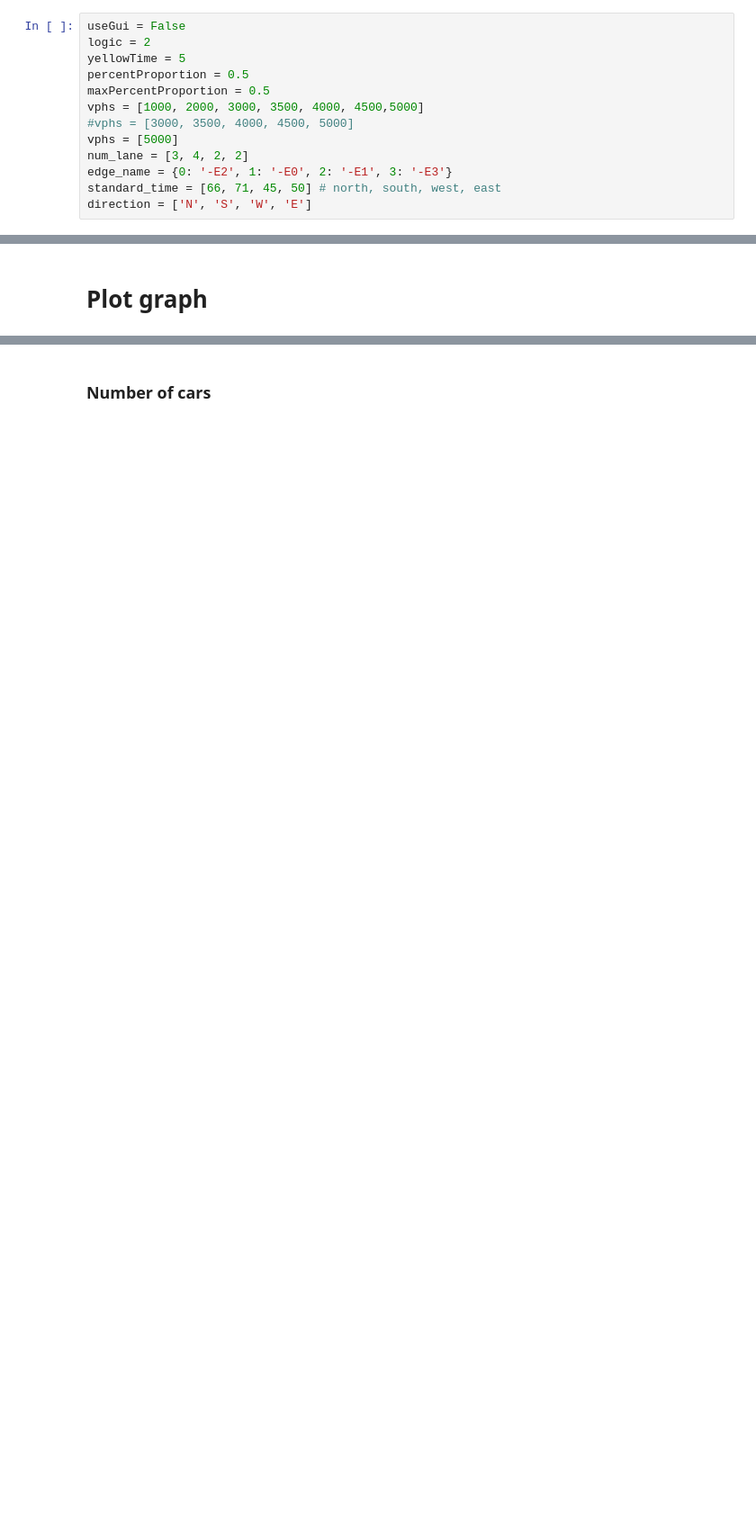
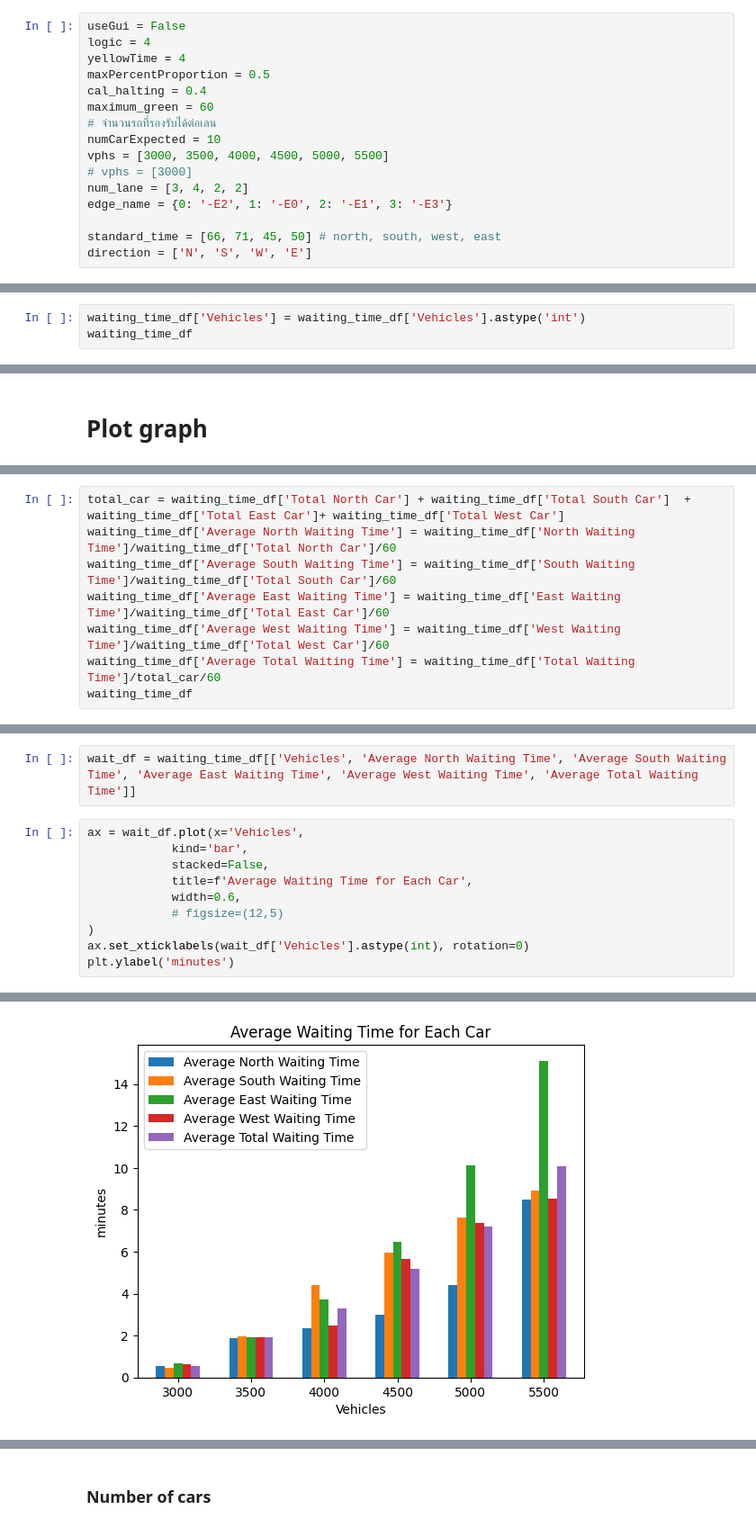
Before and after one commit to giftnichakul/deeprl-traffic-control, a Jupyter notebook: adaptive_control.ipynb, the cells around one changed output, grey strips where cells are left out. Shown at 90% size. Cells and saved outputs as stored; diff of their text form; blank space fills up the shorter version.

```diff
--- a/adaptive_control.ipynb
+++ b/adaptive_control.ipynb
@@ -27,15 +27,18 @@ Index phases from Traffic light logic
 - East -> 6 (-E3, 50)
 # %%
 useGui = False
-logic = 2
-yellowTime = 5
-percentProportion = 0.5
+logic = 4
+yellowTime = 4
 maxPercentProportion = 0.5
-vphs = [1000, 2000, 3000, 3500, 4000, 4500,5000]
-#vphs = [3000, 3500, 4000, 4500, 5000]
-vphs = [5000]
+cal_halting = 0.4
+maximum_green = 60
+# จำนวนรถที่รองรับได้ต่อเลน
+numCarExpected = 10
+vphs = [3000, 3500, 4000, 4500, 5000, 5500]
+# vphs = [3000]
 num_lane = [3, 4, 2, 2]
 edge_name = {0: '-E2', 1: '-E0', 2: '-E1', 3: '-E3'}
+
 standard_time = [66, 71, 45, 50] # north, south, west, east
 direction = ['N', 'S', 'W', 'E']
 # %%
@@ -180,0 +305,3 @@ Warning: Vehicle 'flow_ew.152' performs emergency braking on lane ':J0_6_0' with
+# %%
+waiting_time_df['Vehicles'] = waiting_time_df['Vehicles'].astype('int')
+waiting_time_df
@@ -196,0 +324,8 @@ result.to_csv(f'{result_path}', index=False)
+# %%
+total_car = waiting_time_df['Total North Car'] + waiting_time_df['Total South Car']  + waiting_time_df['Total East Car']+ waiting_time_df['Total West Car']
+waiting_time_df['Average North Waiting Time'] = waiting_time_df['North Waiting Time']/waiting_time_df['Total North Car']/60
+waiting_time_df['Average South Waiting Time'] = waiting_time_df['South Waiting Time']/waiting_time_df['Total South Car']/60
+waiting_time_df['Average East Waiting Time'] = waiting_time_df['East Waiting Time']/waiting_time_df['Total East Car']/60
+waiting_time_df['Average West Waiting Time'] = waiting_time_df['West Waiting Time']/waiting_time_df['Total West Car']/60
+waiting_time_df['Average Total Waiting Time'] = waiting_time_df['Total Waiting Time']/total_car/60
+waiting_time_df
@@ -196,0 +340,13 @@ result.to_csv(f'{result_path}', index=False)
+# %%
+wait_df = waiting_time_df[['Vehicles', 'Average North Waiting Time', 'Average South Waiting Time', 'Average East Waiting Time', 'Average West Waiting Time', 'Average Total Waiting Time']]
+# %%
+ax = wait_df.plot(x='Vehicles',
+            kind='bar',
+            stacked=False,
+            title=f'Average Waiting Time for Each Car',
+            width=0.6,
+            # figsize=(12,5)
+)
+ax.set_xticklabels(wait_df['Vehicles'].astype(int), rotation=0)
+plt.ylabel('minutes')
+# %% [output]
@@ -197 +354,2 @@ result.to_csv(f'{result_path}', index=False)
+[figure, added]
 # %% [markdown]
```
Also changed, not shown: parts of 30 cells of this notebook, 59 other files.
